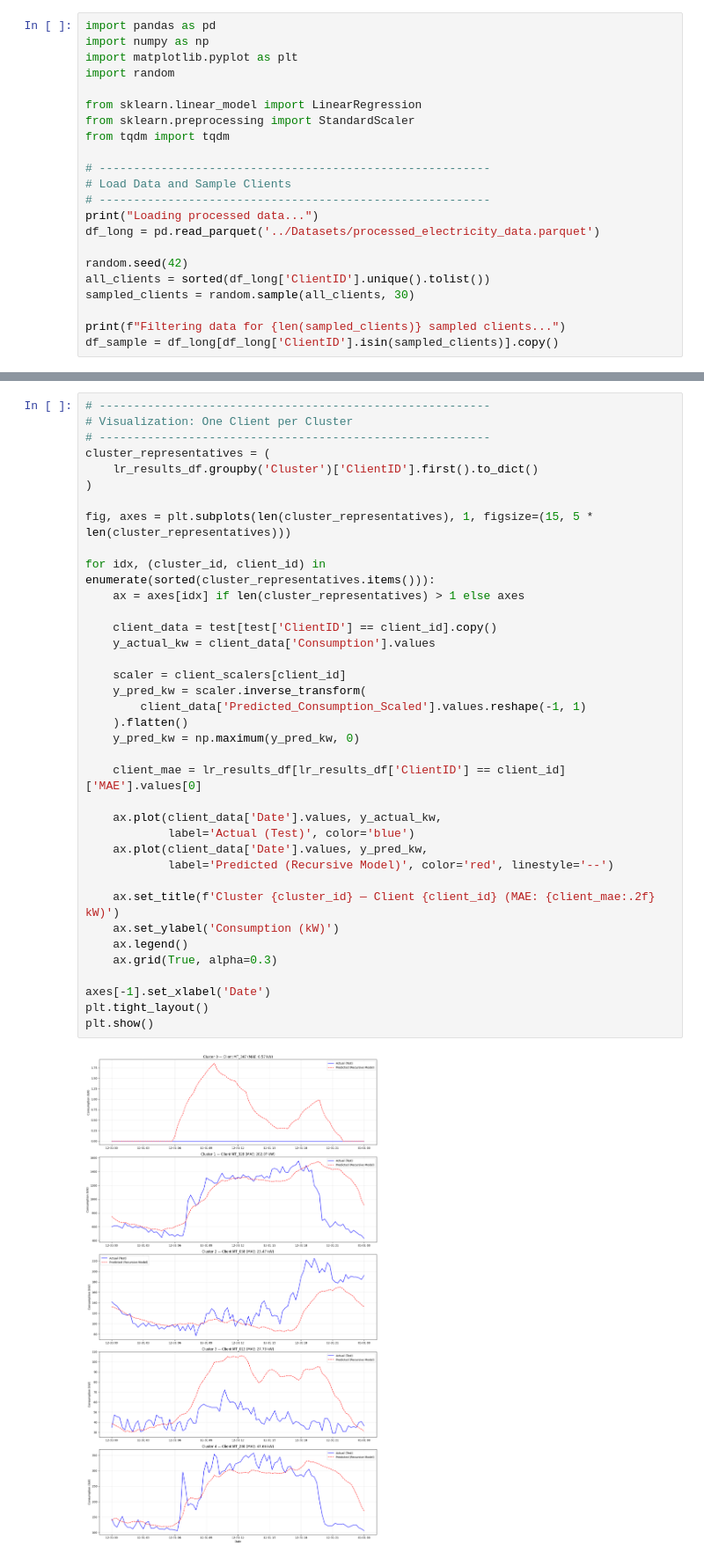
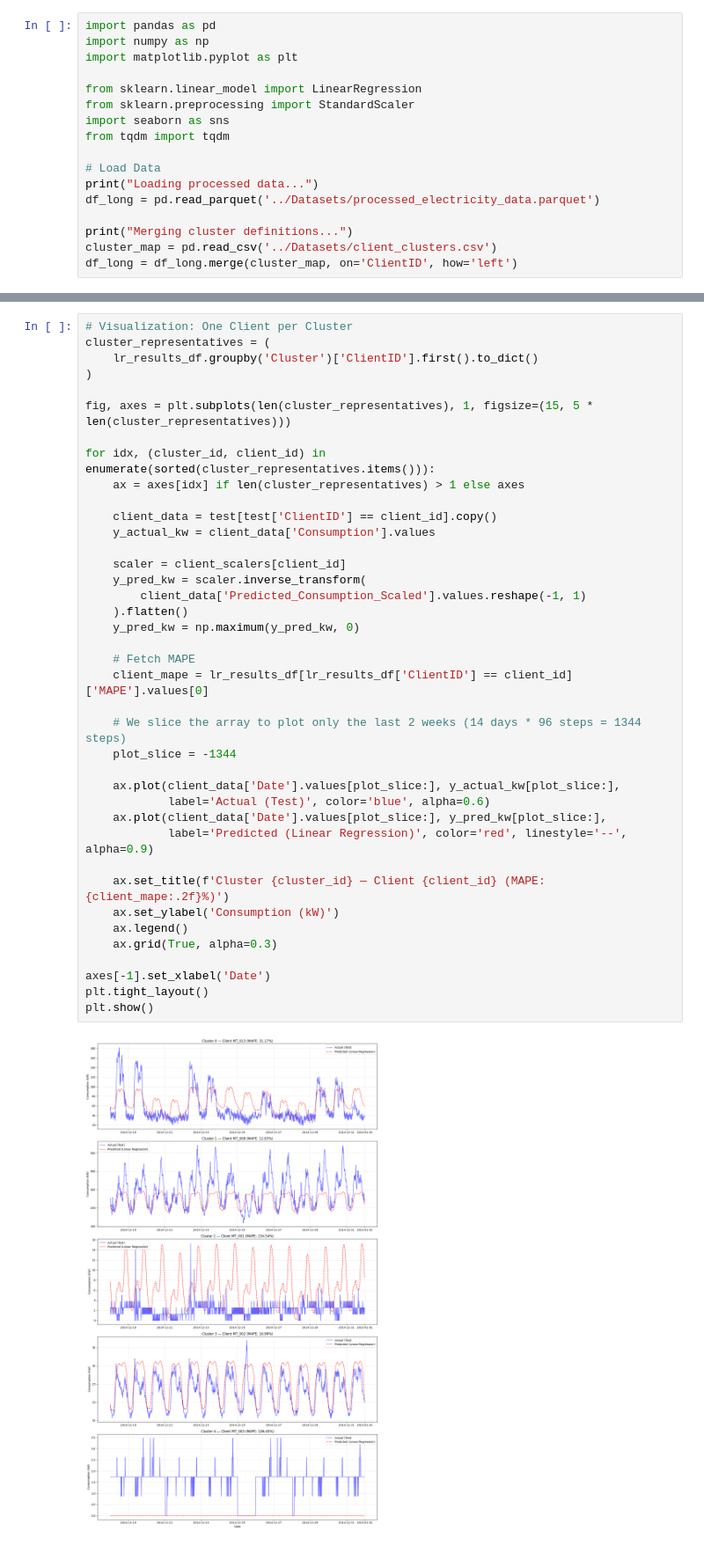
Before and after one commit to lucabarattini/forecasting-electricity, a Jupyter notebook: notebooks/1_linear_regression.ipynb, the cells around one changed output, grey strips where cells are left out. Shown at 88% size. Cells and saved outputs as stored; diff of their text form.

```diff
--- a/notebooks/1_linear_regression.ipynb
+++ b/notebooks/1_linear_regression.ipynb
@@ -11,23 +9,18 @@ We load the highly compressed Parquet file. To evaluate the model clearly and av
 import pandas as pd
 import numpy as np
 import matplotlib.pyplot as plt
-import random
 
 from sklearn.linear_model import LinearRegression
 from sklearn.preprocessing import StandardScaler
+import seaborn as sns
 from tqdm import tqdm
 
-# ---------------------------------------------------------
-# Load Data and Sample Clients
-# ---------------------------------------------------------
+# Load Data
 print("Loading processed data...")
 df_long = pd.read_parquet('../Datasets/processed_electricity_data.parquet')
 
-random.seed(42)
-all_clients = sorted(df_long['ClientID'].unique().tolist())
-sampled_clients = random.sample(all_clients, 30)
-
-print(f"Filtering data for {len(sampled_clients)} sampled clients...")
-df_sample = df_long[df_long['ClientID'].isin(sampled_clients)].copy()
+print("Merging cluster definitions...")
+cluster_map = pd.read_csv('../Datasets/client_clusters.csv')
+df_long = df_long.merge(cluster_map, on='ClientID', how='left')
 # %% [output]
 Loading processed data...
@@ -314,39 +285,41 @@ plt.show()
 # %%
-# ---------------------------------------------------------
 # Visualization: One Client per Cluster
-# ---------------------------------------------------------
 cluster_representatives = (
     lr_results_df.groupby('Cluster')['ClientID'].first().to_dict()
 )
 
 fig, axes = plt.subplots(len(cluster_representatives), 1, figsize=(15, 5 * len(cluster_representatives)))
 
 for idx, (cluster_id, client_id) in enumerate(sorted(cluster_representatives.items())):
     ax = axes[idx] if len(cluster_representatives) > 1 else axes
 
     client_data = test[test['ClientID'] == client_id].copy()
     y_actual_kw = client_data['Consumption'].values
 
     scaler = client_scalers[client_id]
     y_pred_kw = scaler.inverse_transform(
         client_data['Predicted_Consumption_Scaled'].values.reshape(-1, 1)
     ).flatten()
     y_pred_kw = np.maximum(y_pred_kw, 0)
 
-    client_mae = lr_results_df[lr_results_df['ClientID'] == client_id]['MAE'].values[0]
+    # Fetch MAPE
+    client_mape = lr_results_df[lr_results_df['ClientID'] == client_id]['MAPE'].values[0]
 
-    ax.plot(client_data['Date'].values, y_actual_kw,
-            label='Actual (Test)', color='blue')
-    ax.plot(client_data['Date'].values, y_pred_kw,
-            label='Predicted (Recursive Model)', color='red', linestyle='--')
+    # We slice the array to plot only the last 2 weeks (14 days * 96 steps = 1344 steps)
+    plot_slice = -1344
 
-    ax.set_title(f'Cluster {cluster_id} — Client {client_id} (MAE: {client_mae:.2f} kW)')
+    ax.plot(client_data['Date'].values[plot_slice:], y_actual_kw[plot_slice:],
+            label='Actual (Test)', color='blue', alpha=0.6)
+    ax.plot(client_data['Date'].values[plot_slice:], y_pred_kw[plot_slice:],
+            label='Predicted (Linear Regression)', color='red', linestyle='--', alpha=0.9)
+
+    ax.set_title(f'Cluster {cluster_id} — Client {client_id} (MAPE: {client_mape:.2f}%)')
     ax.set_ylabel('Consumption (kW)')
     ax.legend()
     ax.grid(True, alpha=0.3)
 
 axes[-1].set_xlabel('Date')
 plt.tight_layout()
 plt.show()
 # %% [output]
-[figure, old version]
+[figure, new version]
```
Also changed, not shown: parts of 13 cells of this notebook, 1 other file.
